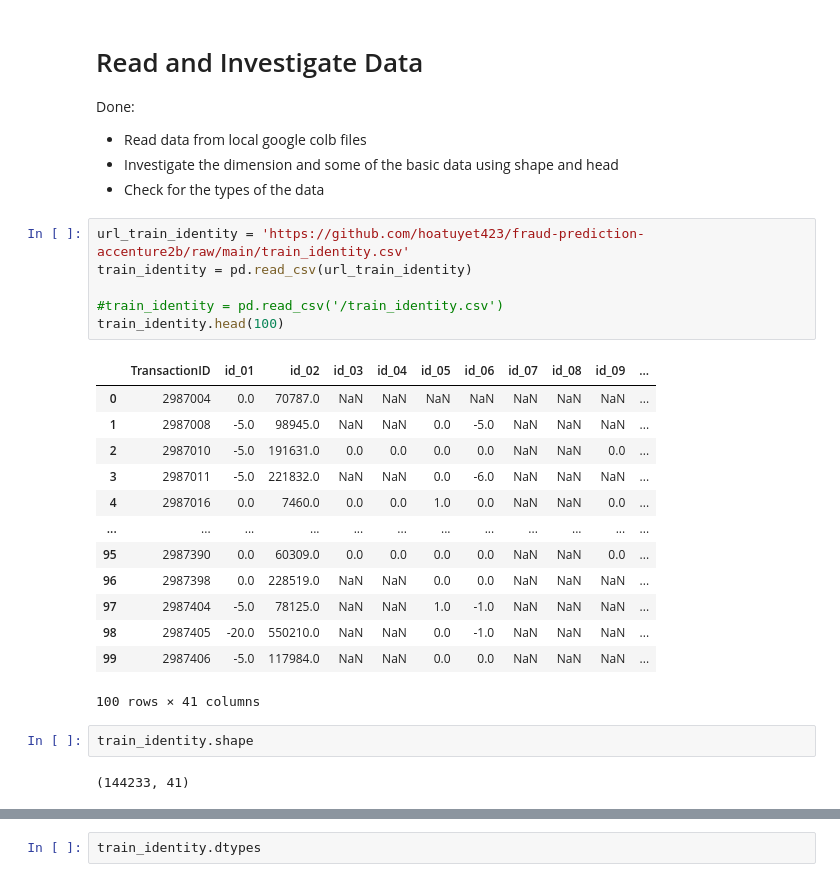
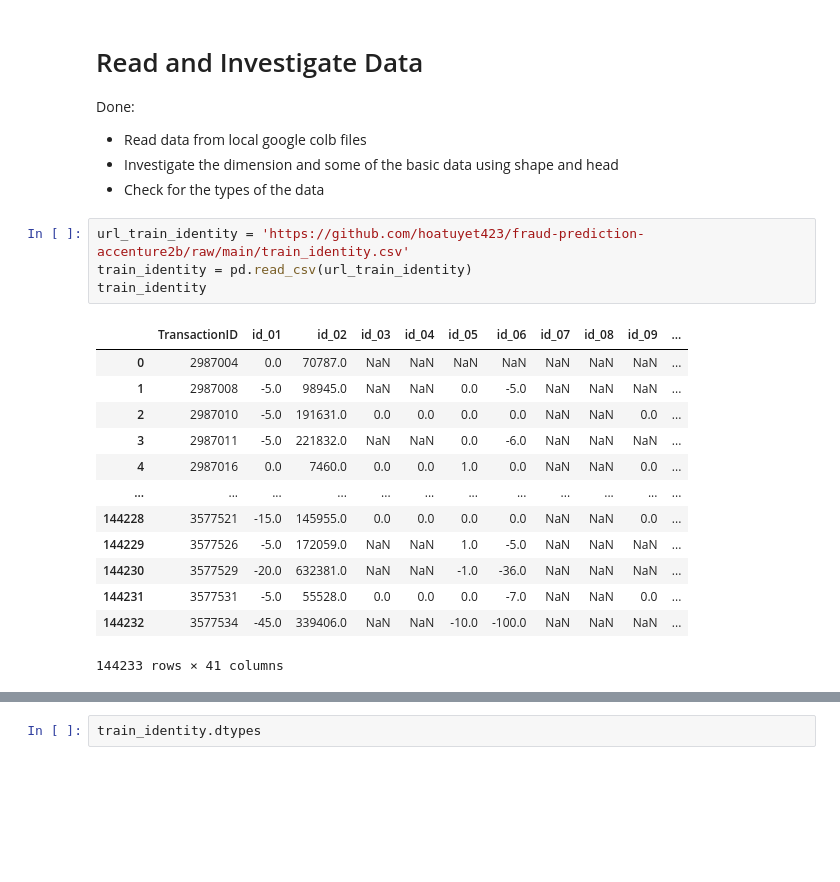
Before and after one commit to hoatuyet423/fraud-prediction-accenture2b, a Jupyter notebook: fraud_prediction_accenture2b.ipynb, the cells around one changed output, grey strips where cells are left out. Drawn from its saved outputs; the diff is of its cells as text; blank space fills up the shorter version.

```diff
--- a/fraud_prediction_accenture2b.ipynb
+++ b/fraud_prediction_accenture2b.ipynb
@@ -64,27 +64,21 @@ Done:
 # %%
 url_train_identity = 'https://github.com/hoatuyet423/fraud-prediction-accenture2b/raw/main/train_identity.csv'
 train_identity = pd.read_csv(url_train_identity)
-
-#train_identity = pd.read_csv('/train_identity.csv')
-train_identity.head(100)
+train_identity
 # %% [output]
 |  | TransactionID | id_01 | id_02 | id_03 | id_04 | id_05 | id_06 | id_07 | id_08 | id_09 | ... |
 | 0 | 2987004 | 0.0 | 70787.0 | NaN | NaN | NaN | NaN | NaN | NaN | NaN | ... |
 | 1 | 2987008 | -5.0 | 98945.0 | NaN | NaN | 0.0 | -5.0 | NaN | NaN | NaN | ... |
 | 2 | 2987010 | -5.0 | 191631.0 | 0.0 | 0.0 | 0.0 | 0.0 | NaN | NaN | 0.0 | ... |
 | 3 | 2987011 | -5.0 | 221832.0 | NaN | NaN | 0.0 | -6.0 | NaN | NaN | NaN | ... |
 | 4 | 2987016 | 0.0 | 7460.0 | 0.0 | 0.0 | 1.0 | 0.0 | NaN | NaN | 0.0 | ... |
 | ... | ... | ... | ... | ... | ... | ... | ... | ... | ... | ... | ... |
-| 95 | 2987390 | 0.0 | 60309.0 | 0.0 | 0.0 | 0.0 | 0.0 | NaN | NaN | 0.0 | ... |
-| 96 | 2987398 | 0.0 | 228519.0 | NaN | NaN | 0.0 | 0.0 | NaN | NaN | NaN | ... |
-| 97 | 2987404 | -5.0 | 78125.0 | NaN | NaN | 1.0 | -1.0 | NaN | NaN | NaN | ... |
-| 98 | 2987405 | -20.0 | 550210.0 | NaN | NaN | 0.0 | -1.0 | NaN | NaN | NaN | ... |
-| 99 | 2987406 | -5.0 | 117984.0 | NaN | NaN | 0.0 | 0.0 | NaN | NaN | NaN | ... |
+| 144228 | 3577521 | -15.0 | 145955.0 | 0.0 | 0.0 | 0.0 | 0.0 | NaN | NaN | 0.0 | ... |
+| 144229 | 3577526 | -5.0 | 172059.0 | NaN | NaN | 1.0 | -5.0 | NaN | NaN | NaN | ... |
+| 144230 | 3577529 | -20.0 | 632381.0 | NaN | NaN | -1.0 | -36.0 | NaN | NaN | NaN | ... |
+| 144231 | 3577531 | -5.0 | 55528.0 | 0.0 | 0.0 | 0.0 | -7.0 | NaN | NaN | 0.0 | ... |
+| 144232 | 3577534 | -45.0 | 339406.0 | NaN | NaN | -10.0 | -100.0 | NaN | NaN | NaN | ... |
-100 rows × 41 columns
+144233 rows × 41 columns
-# %%
-train_identity.shape
-# %% [output]
-(144233, 41)
 # %%
 url_train_transaction = 'https://github.com/hoatuyet423/fraud-prediction-accenture2b/raw/main/train_transaction%20copy.csv'
 train_transaction = pd.read_csv(url_train_transaction)
```
Also changed, not shown: parts of 42 cells of this notebook.
